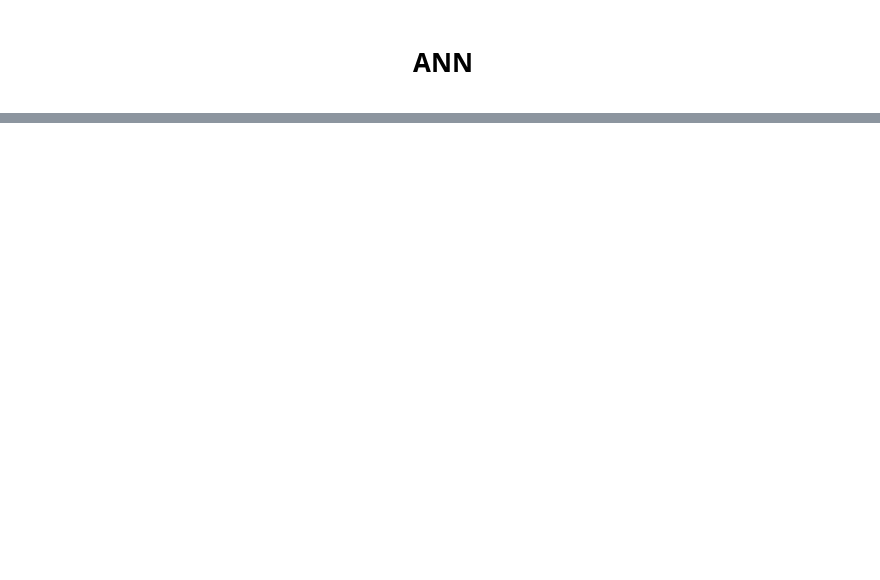
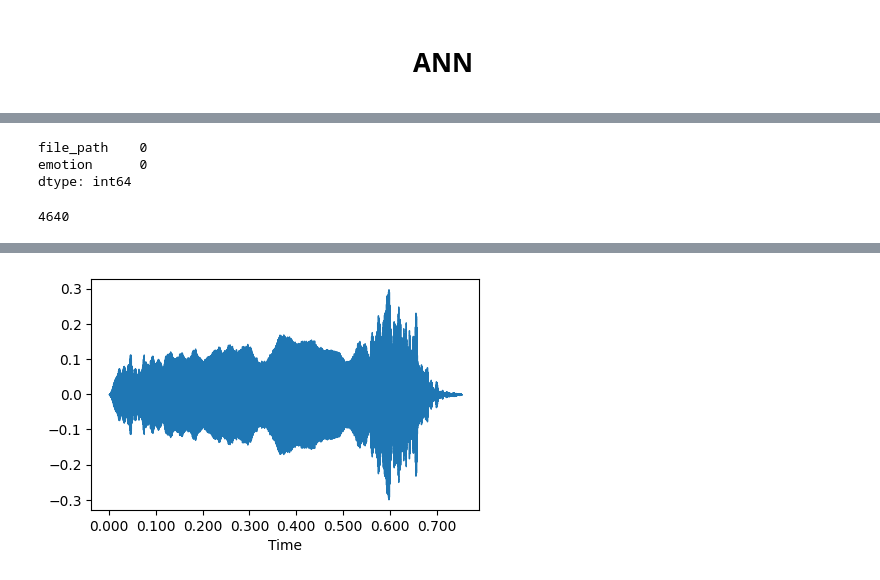
Before and after one commit to deepmAInd/empathic-art, a Jupyter notebook: src/modeling/Modeling Notebook ANN.ipynb, the cells around one changed output, grey strips where cells are left out. Drawn from its saved outputs; the diff is of its cells as text; code cells hidden in the pictures; blank space fills up the shorter version.

```diff
--- a/src/modeling/Modeling Notebook ANN.ipynb
+++ b/src/modeling/Modeling Notebook ANN.ipynb
@@ -185,0 +34,3 @@ model_ann.compile(loss='categorical_crossentropy', optimizer='adam', metrics=['a
+# %%
+df = pd.read_csv("../../data/final_df.csv")
+df.head()
@@ -185,0 +57,4 @@ model_ann.compile(loss='categorical_crossentropy', optimizer='adam', metrics=['a
+# %%
+df = df.replace(["Achievement"], "Happy")
+# %%
+df = df.replace(["Pain"], "Sad")
@@ -185,0 +72,36 @@ model_ann.compile(loss='categorical_crossentropy', optimizer='adam', metrics=['a
+# %%
+df.isnull().sum()
+# %% [output]
+file_path    0
+emotion      0
+dtype: int64
+# %%
+df['emotion'].count()
+# %% [output]
+4640
+# %%
+def noise(data):
+    noise_amp = 0.035*np.random.uniform()*np.amax(data)
+    data = data + noise_amp*np.random.normal(size=data.shape[0])
+    return data
+
+def stretch(data, rate=0.8):
+    return librosa.effects.time_stretch(data, rate)
+
+def pitch(data, sampling_rate, pitch_factor=0.7):
+    return librosa.effects.pitch_shift(data, sampling_rate, pitch_factor)
+
+def padding(data):
+    padded_data = np.pad(data, (0,200006-len(data)),'constant')
+    return padded_data
+
+def remove_noise(padded_data, sample_rate):
+    return nr.reduce_noise(y=padded_data, y_noise=padded_data,sr=sample_rate)
+
+path = np.array(df["file_path"])[0]
+data, sample_rate = librosa.load(path)
+# %%
+plt.figure(figsize=(5,3))
+librosa.display.waveshow(y=data, sr=sample_rate)
+Audio(path)
+# %% [output]
@@ -185,0 +109 @@ model_ann.compile(loss='categorical_crossentropy', optimizer='adam', metrics=['a
+[figure, added]
```
Also changed, not shown: parts of 63 cells of this notebook.
